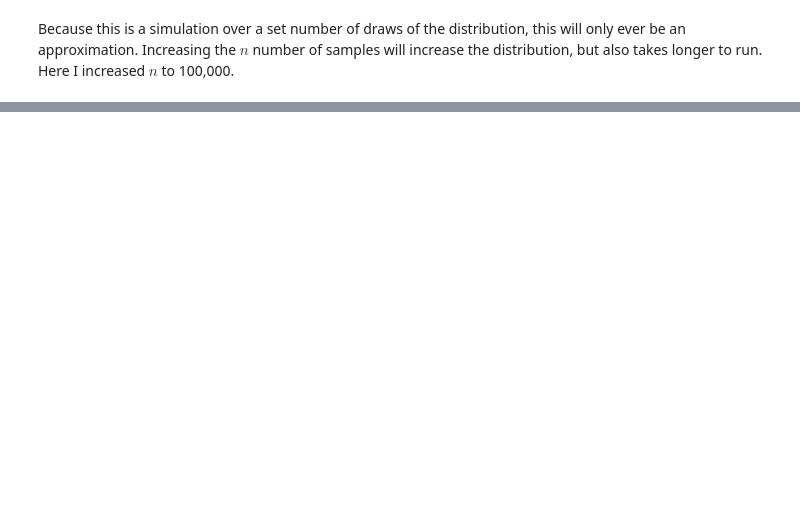
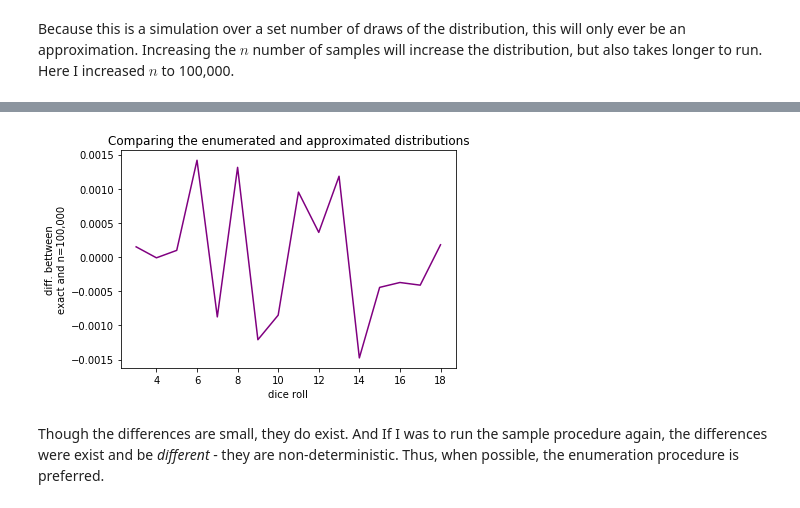
Before and after one commit to jhrcook/ThinkBayes, a Jupyter notebook: chapter5_oddsandends.ipynb, the cells around one changed output, grey strips where cells are left out. Cells and saved outputs as stored; diff of their text form; code cells hidden in the pictures; blank space fills up the shorter version.

```diff
--- a/chapter5_oddsandends.ipynb
+++ b/chapter5_oddsandends.ipynb
@@ -188,0 +206,14 @@ You can see how the distribution smooths out substantially with more samples tak
+# %%
+diffs = []
+for x in xs_2:
+    diffs.append(three_exact.hypotheses[x] - three_2.hypotheses[x])
+# %%
+plt.plot(xs_2, diffs, color = 'purple')
+plt.ylabel('diff. bettween\nexact and n=100,000')
+plt.xlabel('dice roll')
+plt.title('Comparing the enumerated and approximated distributions')
+plt.show()
+# %% [output]
+[figure, added]
+# %% [markdown]
+Though the differences are small, they do exist. And If I was to run the sample procedure again, the differences were exist and be *different* - they are non-deterministic. Thus, when possible, the enumeration procedure is preferred.
```
Also changed, not shown: parts of 6 cells of this notebook, 1 other file.
